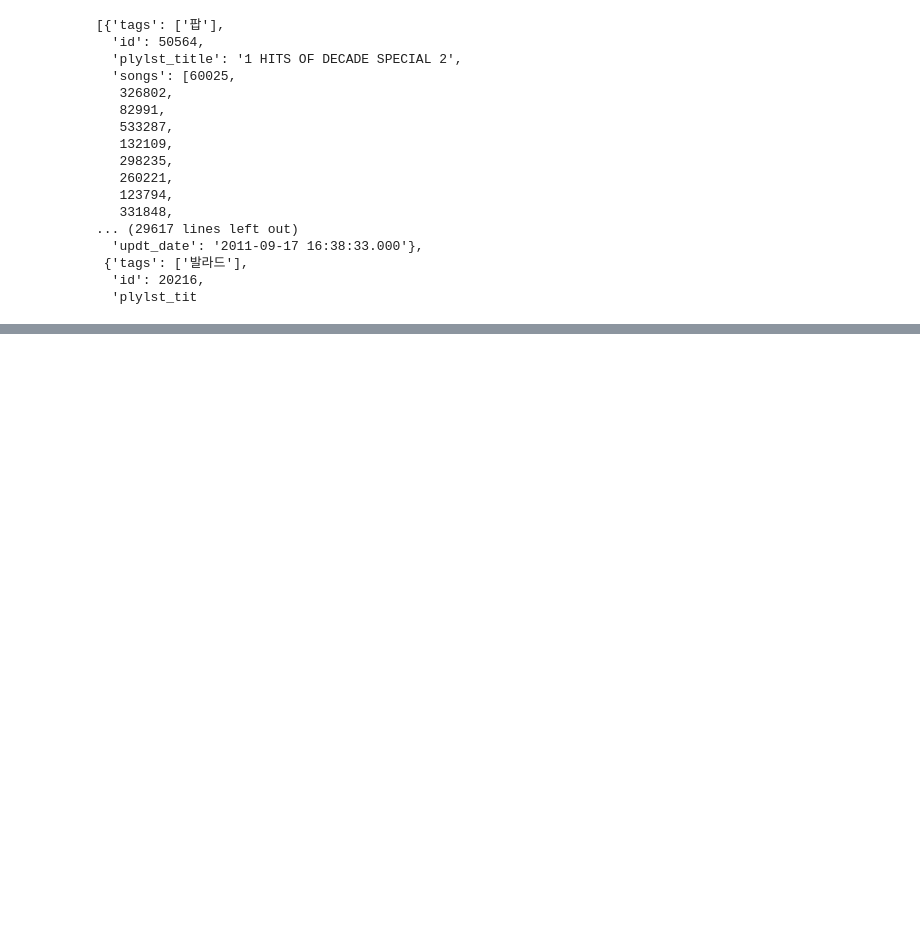
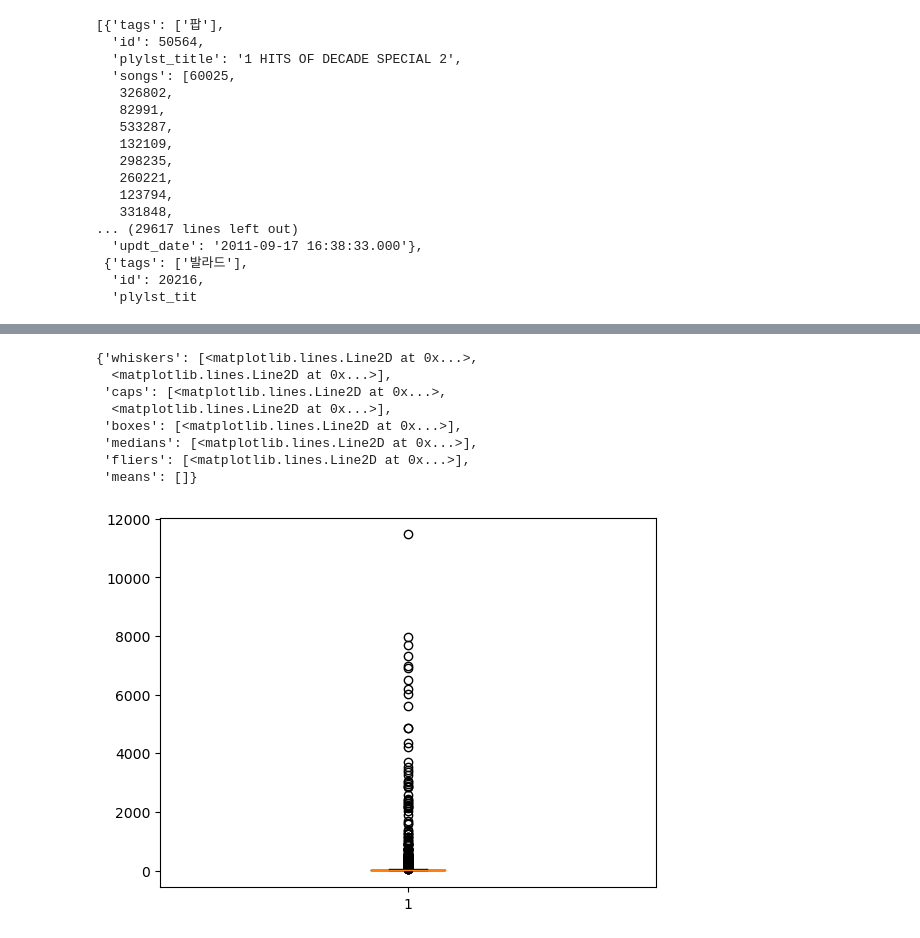
Before and after one commit to pulpo125/AIPlayer_Pling, a Jupyter notebook: 0928.ipynb, the cells around one changed output, grey strips where cells are left out. Saved outputs shown, nothing was run; the diff lists cells and outputs as text; code cells hidden in the pictures; blank space fills up the shorter version.

```diff
--- a/0928.ipynb
+++ b/0928.ipynb
@@ -75,0 +78,3 @@ loda_train
+# %%
+df = pd.read_json('./train_0928.json', typ='frame')
+df.head()
@@ -75,0 +90,5 @@ loda_train
+# %%
+df_tags = df.explode('tags')['tags'].reset_index()
+df_tags = df_tags.groupby('tags').count().reset_index()
+df_tags = df_tags.rename(columns={'index':'tags_cnt'})
+df_tags
@@ -75,0 +133,12 @@ loda_train
+# %%
+plt.boxplot(df_tags['tags_cnt'])
+# %% [output]
+{'whiskers': [<matplotlib.lines.Line2D at 0x...>,
+  <matplotlib.lines.Line2D at 0x...>],
+ 'caps': [<matplotlib.lines.Line2D at 0x...>,
+  <matplotlib.lines.Line2D at 0x...>],
+ 'boxes': [<matplotlib.lines.Line2D at 0x...>],
+ 'medians': [<matplotlib.lines.Line2D at 0x...>],
+ 'fliers': [<matplotlib.lines.Line2D at 0x...>],
+ 'means': []}
+[figure, added]
```
Also changed, not shown: parts of 10 cells of this notebook.
